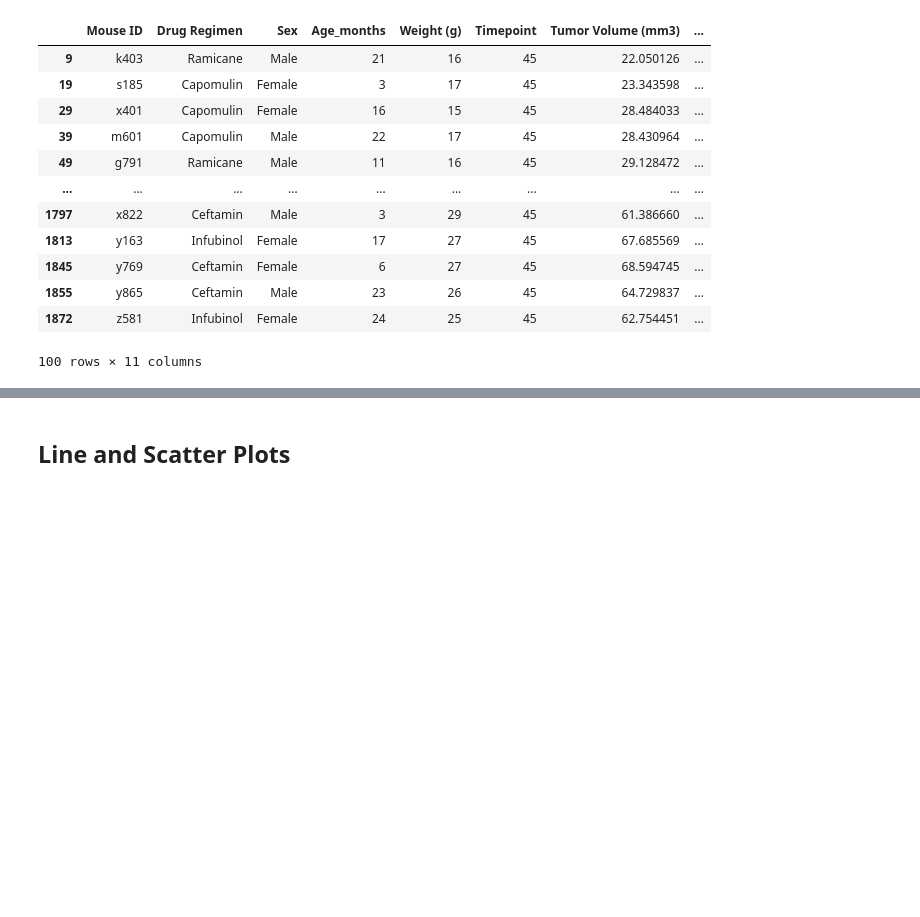
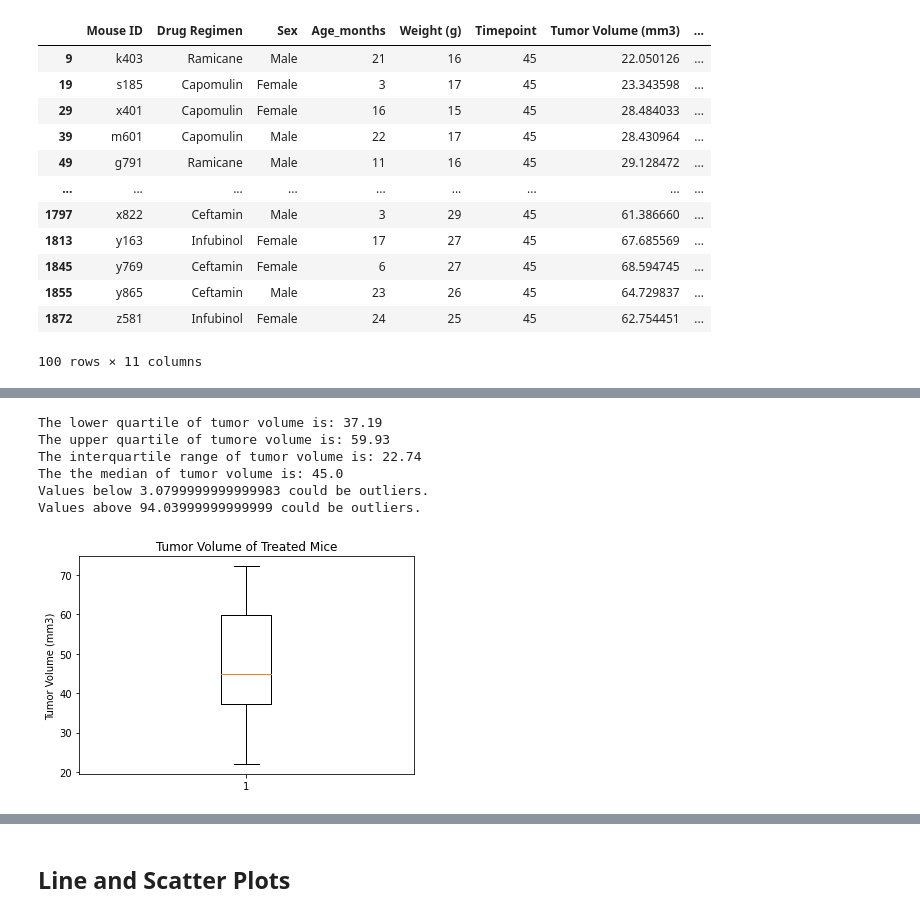
Before and after one commit to Gujaratigirl/HW-MatPlotLib, a Jupyter notebook: Pymaceuticals/pymaceuticals_starter_2.ipynb, the cells around one changed output, grey strips where cells are left out. Cells and saved outputs as stored; diff of their text form; code cells hidden in the pictures; blank space fills up the shorter version.

```diff
--- a/Pymaceuticals/pymaceuticals_starter_2.ipynb
+++ b/Pymaceuticals/pymaceuticals_starter_2.ipynb
@@ -466,2 +491,41 @@ tumor_vol_data = []
+# %%
+# If the data is in a dataframe, we use pandas to give quartile calculations
+quartiles = tumor_vol_data.quantile([.25,.5,.75])
+lowerq = round(quartiles[0.25],2)
+upperq = round(quartiles[0.75],2)
+iqr = round(upperq-lowerq,2)
+
+print(f"The lower quartile of tumor volume is: {lowerq}")
+print(f"The upper quartile of tumore volume is: {upperq}")
+print(f"The interquartile range of tumor volume is: {iqr}")
+print(f"The the median of tumor volume is: {quartiles[0.5]} ")
+
+lower_bound = lowerq - (1.5*iqr)
+upper_bound = upperq + (1.5*iqr)
+print(f"Values below {lower_bound} could be outliers.")
+print(f"Values above {upper_bound} could be outliers.")
+# %% [output]
+The lower quartile of tumor volume is: 37.19
+The upper quartile of tumore volume is: 59.93
+The interquartile range of tumor volume is: 22.74
+The the median of tumor volume is: 45.0
+Values below 3.0799999999999983 could be outliers.
+Values above 94.03999999999999 could be outliers.
+# %%
+tumor_vol_data_list = last_time_interval_mice_df['Tumor Volume (mm3)'].values
+#tumor_vol_data_list
+# %%
+tumor_vol_data_list.sort()
+#tumor_vol_data_list
+# %%
+tumor_vol_data_list
+# Example outlier plot of reaction times
+fig1, ax1 = plt.subplots()
+ax1.set_title('Tumor Volume of Treated Mice')
+ax1.set_ylabel('Tumor Volume (mm3)')
+ax1.boxplot(tumor_vol_data)
+plt.show()
+# %% [output]
+[figure, added]
 # %%
 # Generate a box plot of the final tumor volume of each mouse across four regimens of interest
```
Also changed, not shown: parts of 9 cells of this notebook, 1 other file.
